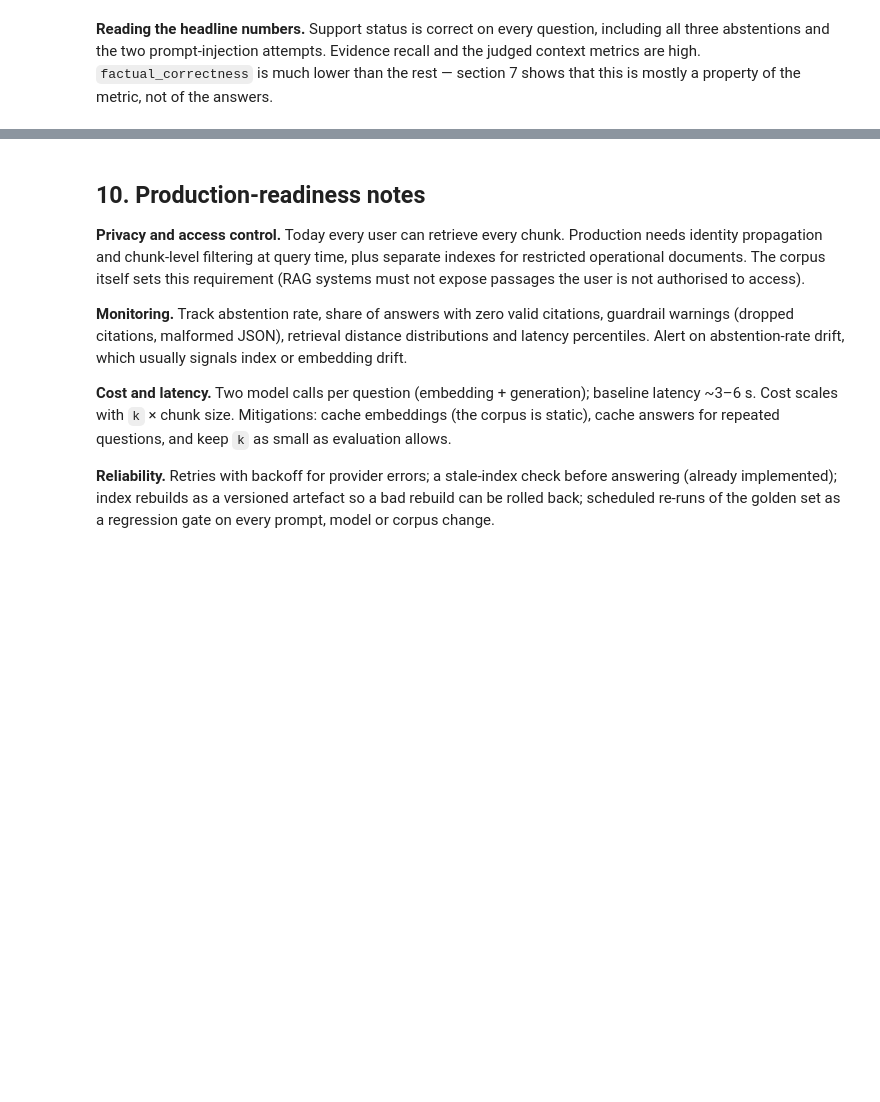
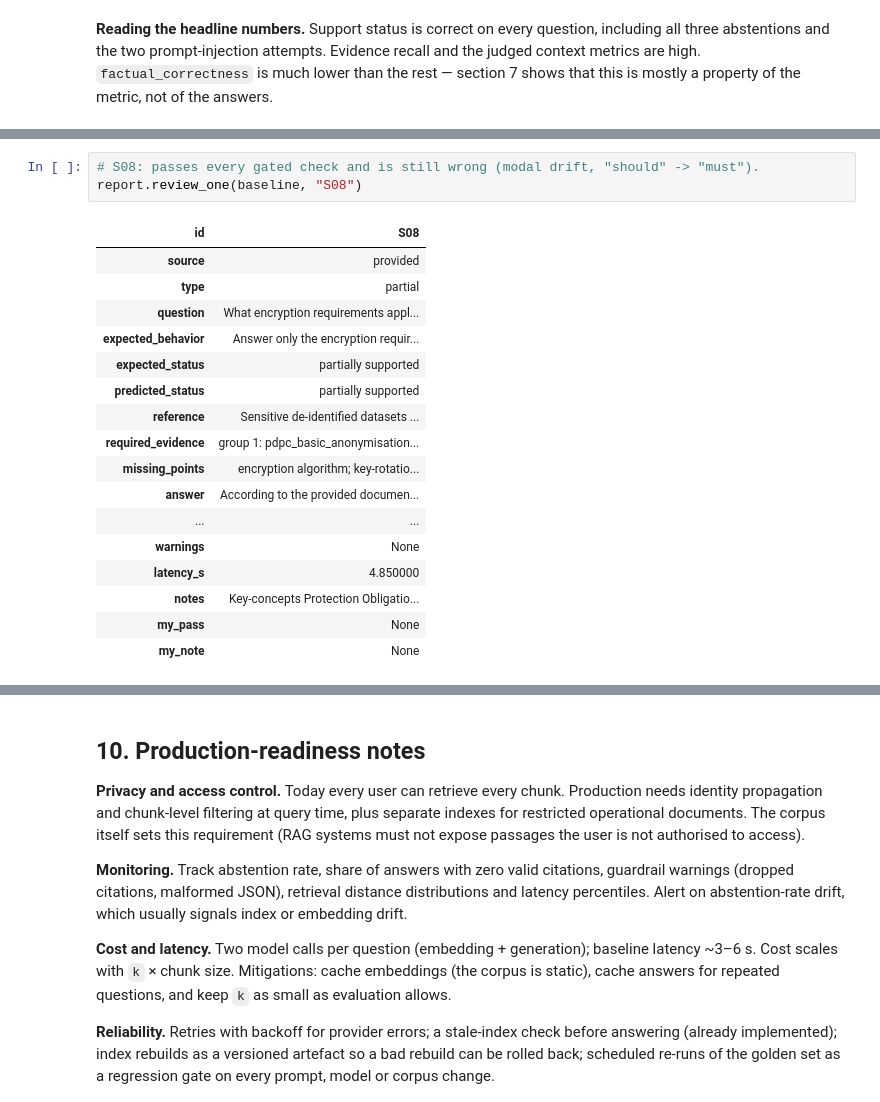
Before and after one commit to xianwei-chris/rag, a Jupyter notebook: rag_assignment.ipynb, the cells around one changed output, grey strips where cells are left out. Cells and saved outputs as stored; diff of their text form; blank space fills up the shorter version.

```diff
--- a/rag_assignment.ipynb
+++ b/rag_assignment.ipynb
@@ -855,0 +808,21 @@ TODO: apply the prompt change, re-run, and compare.
+# %%
+# S08: passes every gated check and is still wrong (modal drift, "should" -> "must").
+report.review_one(baseline, "S08")
+# %% [output]
+| id | S08 |
+| source | provided |
+| type | partial |
+| question | What encryption requirements appl... |
+| expected_behavior | Answer only the encryption requir... |
+| expected_status | partially supported |
+| predicted_status | partially supported |
+| reference | Sensitive de-identified datasets ... |
+| required_evidence | group 1: pdpc_basic_anonymisation... |
+| missing_points | encryption algorithm; key-rotatio... |
+| answer | According to the provided documen... |
+| ... | ... |
+| warnings | None |
+| latency_s | 4.850000 |
+| notes | Key-concepts Protection Obligatio... |
+| my_pass | None |
+| my_note | None |
```
Also changed, not shown: parts of 19 cells of this notebook, 23 other files.
